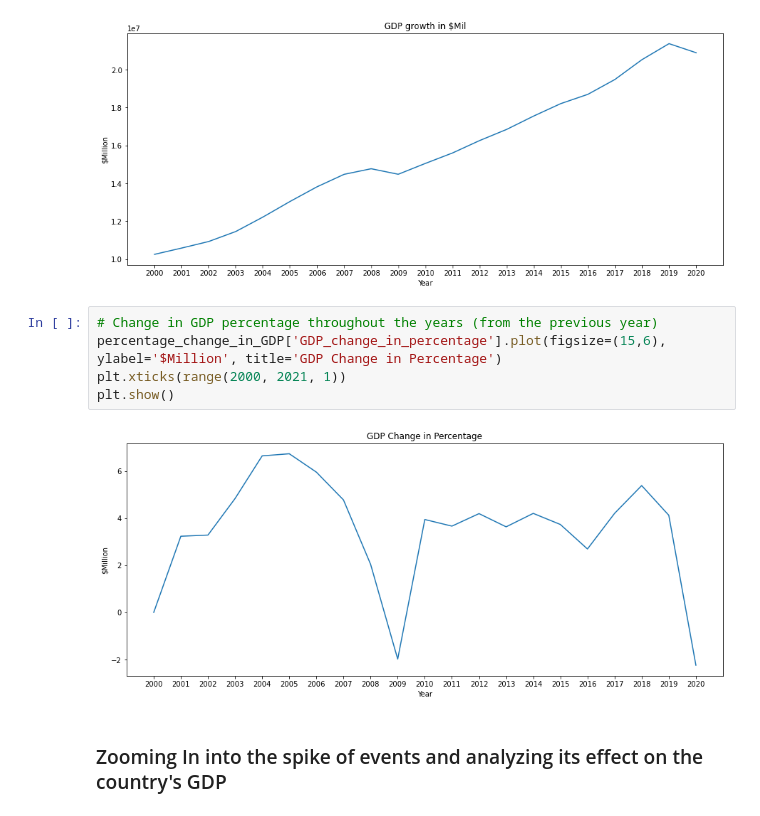
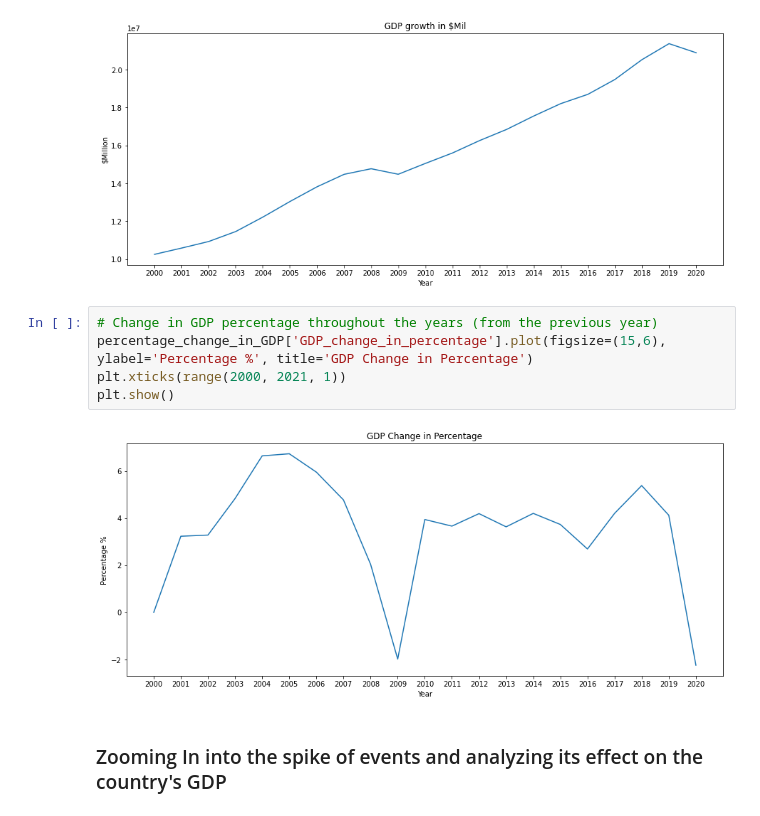
Before and after one commit to resh-chh/2021Fall_finals, a Jupyter notebook: Natural_Disasters_and_its_Economic_Impacts_in_the_US.ipynb, the cells around one changed output. Drawn from its saved outputs; the diff is of its cells as text.

```diff
--- a/Natural_Disasters_and_its_Economic_Impacts_in_the_US.ipynb
+++ b/Natural_Disasters_and_its_Economic_Impacts_in_the_US.ipynb
@@ -259,11 +260,11 @@ plt.show()
 [figure]
 # %%
 # Change in GDP percentage throughout the years (from the previous year)
-percentage_change_in_GDP['GDP_change_in_percentage'].plot(figsize=(15,6), ylabel='$Million', title='GDP Change in Percentage')
+percentage_change_in_GDP['GDP_change_in_percentage'].plot(figsize=(15,6), ylabel='Percentage %', title='GDP Change in Percentage')
 plt.xticks(range(2000, 2021, 1))
 plt.show()
 # %% [output]
-[figure, old version]
+[figure, new version]
 # %% [markdown]
 ### Zooming In into the spike of events and analyzing its effect on the country's GDP
 # %% [markdown]
```
Also changed, not shown: parts of 13 cells of this notebook.
